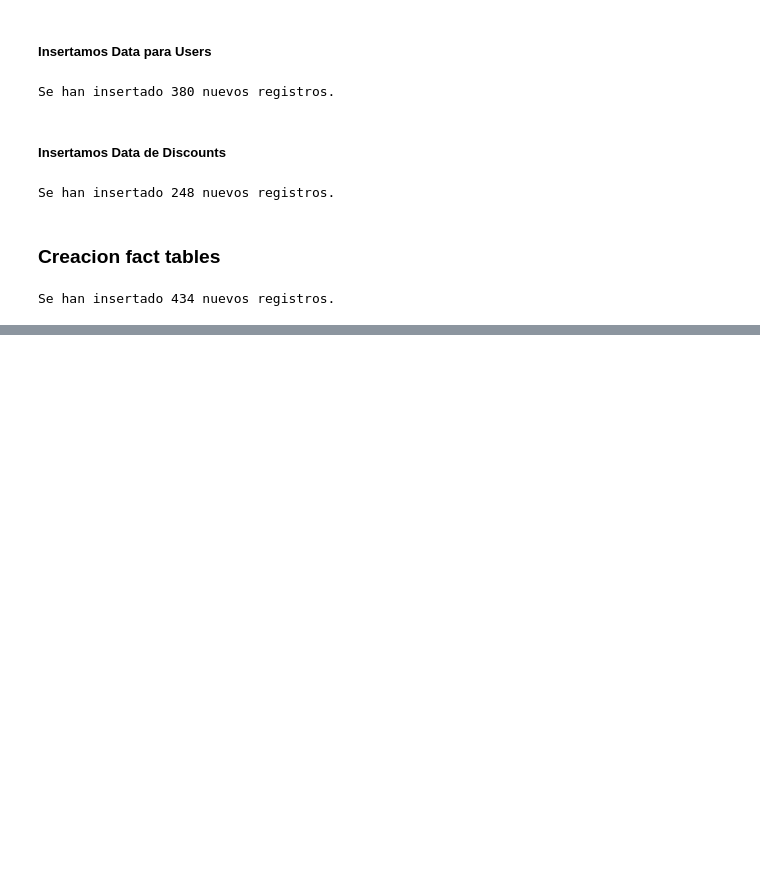
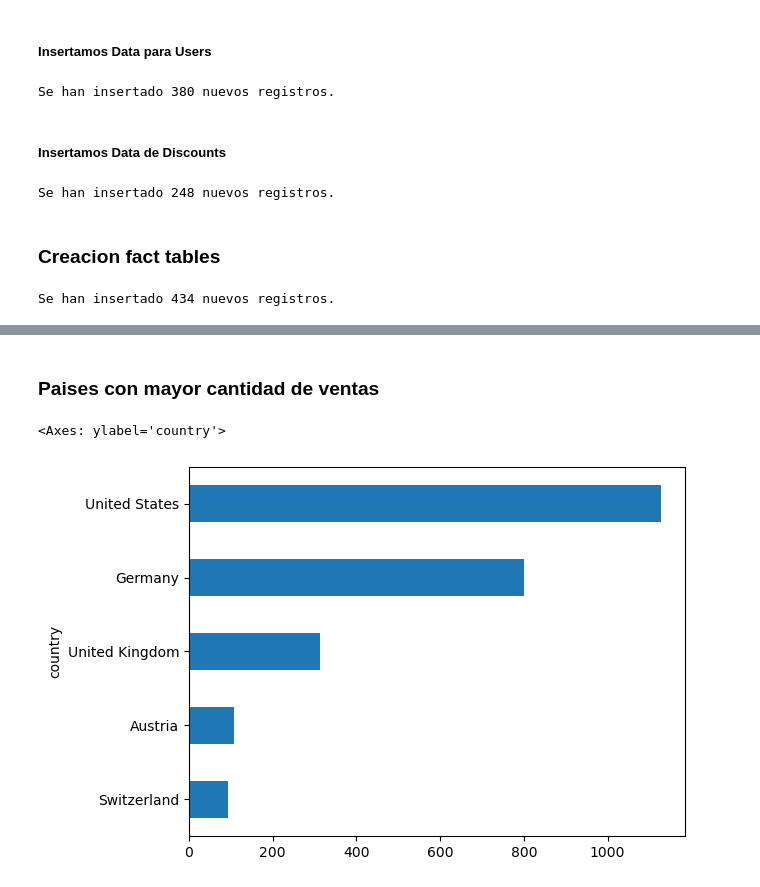
Before and after one commit to JuanjoDC/data-science-python-galileo, a Jupyter notebook: PROYECTO 2/notebook_proyecto.ipynb, the cells around one changed output, grey strips where cells are left out. Cells and saved outputs as stored; diff of their text form; code cells hidden in the pictures; blank space fills up the shorter version.

```diff
--- a/PROYECTO 2/notebook_proyecto.ipynb
+++ b/PROYECTO 2/notebook_proyecto.ipynb
@@ -383,0 +374,7 @@ KeyError: "['dscount_id'] not found in axis"
+# %% [markdown]
+### Paises con mayor cantidad de ventas
+# %%
+dimUsers.groupby(['country'])['purchase_id'].count().sort_values().plot.barh()
+# %% [output]
+<Axes: ylabel='country'>
+[figure, added]
```
Also changed, not shown: parts of 21 cells of this notebook.
